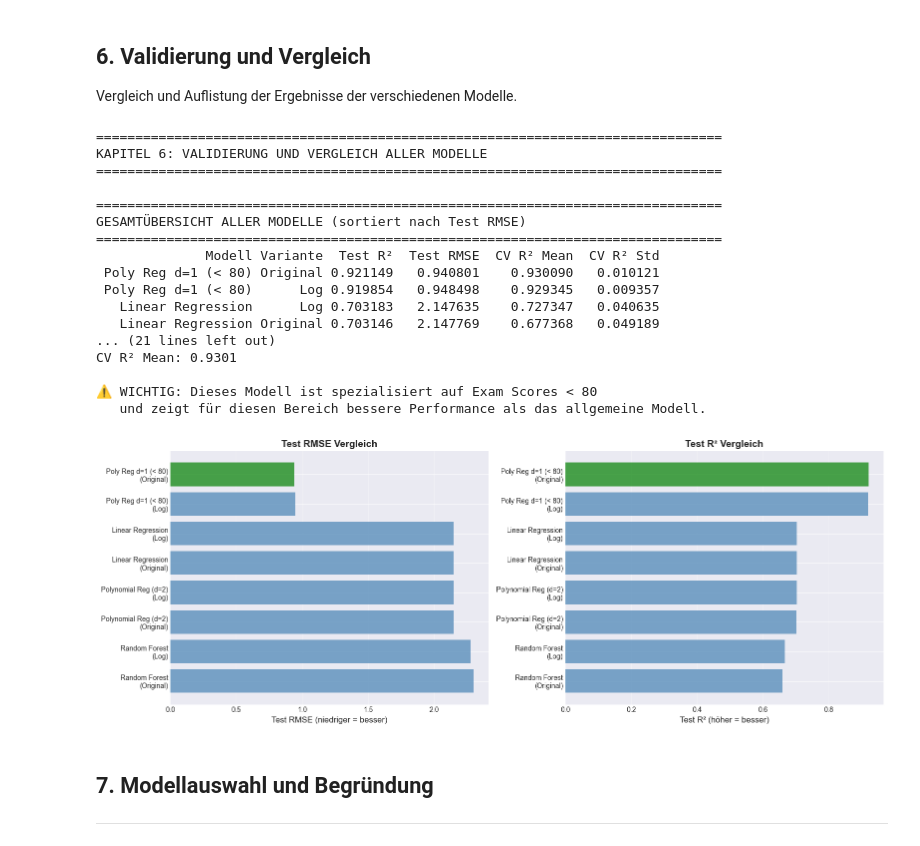
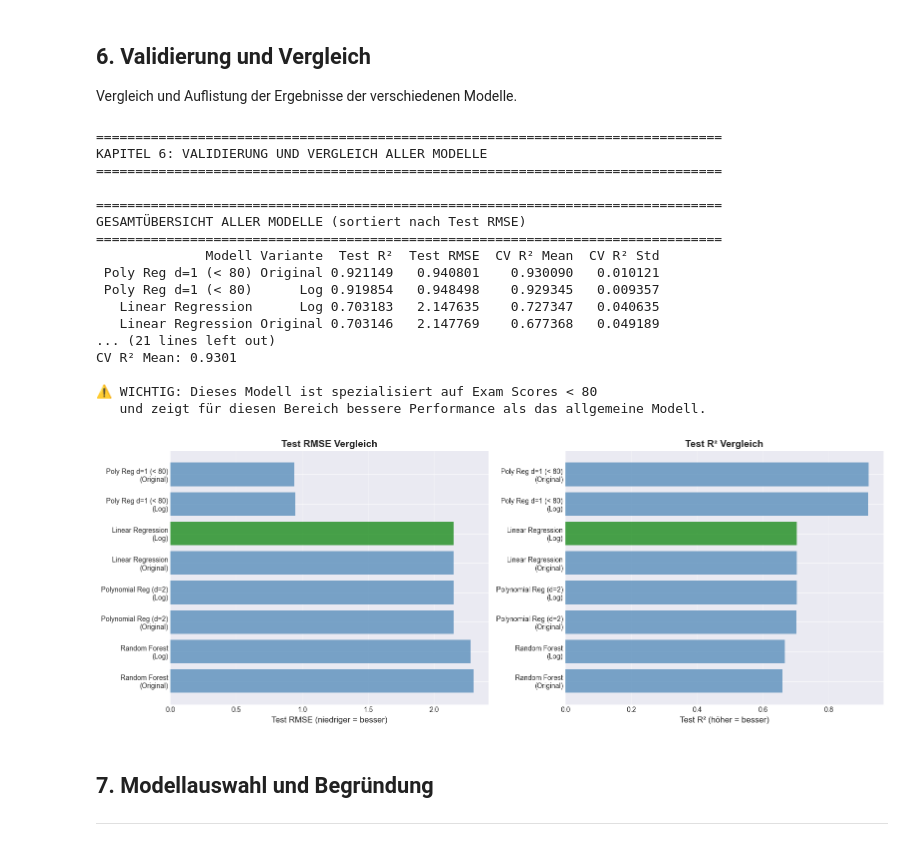
Before and after one commit to Simon5gitty/HubiLucki----ML, a Jupyter notebook: ML_Projekt_StudentPerformance.ipynb, the cells around one changed output. Cells and saved outputs as stored; diff of their text form; code cells hidden in the pictures.

```diff
--- a/ML_Projekt_StudentPerformance.ipynb
+++ b/ML_Projekt_StudentPerformance.ipynb
@@ -1511,9 +1511,10 @@ print("GESAMTÜBERSICHT ALLER MODELLE (sortiert nach Test RMSE)")
 print("="*80)
 print(comparison_df.to_string(index=False))
 
-# Bestes Modell identifizieren (gesamter Datensatz)
-best_model_idx = comparison_df['Test RMSE'].idxmin()
-best_model = comparison_df.loc[best_model_idx]
+# Bestes Modell identifizieren (nur Modelle auf gesamtem Datensatz, ohne < 80)
+full_dataset_models = comparison_df[~comparison_df['Modell'].str.contains('< 80')]
+best_model_idx = full_dataset_models['Test RMSE'].idxmin()
+best_model = full_dataset_models.loc[best_model_idx]
 
 print("\n" + "="*80)
 print("🏆 BESTES MODELL (GESAMTER DATENSATZ)")
@@ -1561,34 +1562,34 @@ ax2 = axes[1]
 ax2.barh(comparison_df_plot['Model_Label'], comparison_df_plot['Test R²'], color=colors, alpha=0.7)
 ax2.set_xlabel('Test R² (höher = besser)', fontsize=12)
 ax2.set_title('Test R² Vergleich', fontsize=14, fontweight='bold')
 ax2.invert_yaxis()
 ax2.grid(True, alpha=0.3, axis='x')
 
 plt.tight_layout()
 plt.show()
 
 # Speichere bestes Modell für Kapitel 7
 best_model_name = best_model['Modell']
 best_model_variant = best_model['Variante']
 # %% [output]
 ================================================================================
 KAPITEL 6: VALIDIERUNG UND VERGLEICH ALLER MODELLE
 ================================================================================
 
 ================================================================================
 GESAMTÜBERSICHT ALLER MODELLE (sortiert nach Test RMSE)
 ================================================================================
               Modell Variante  Test R²  Test RMSE  CV R² Mean  CV R² Std
  Poly Reg d=1 (< 80) Original 0.921149   0.940801    0.930090   0.010121
  Poly Reg d=1 (< 80)      Log 0.919854   0.948498    0.929345   0.009357
    Linear Regression      Log 0.703183   2.147635    0.727347   0.040635
    Linear Regression Original 0.703146   2.147769    0.677368   0.049189
 ... (21 lines left out)
 CV R² Mean: 0.9301
 
 ⚠️ WICHTIG: Dieses Modell ist spezialisiert auf Exam Scores < 80
    und zeigt für diesen Bereich bessere Performance als das allgemeine Modell.
-[figure, old version]
+[figure, new version]
 # %% [markdown]
 ## 7. Modellauswahl und Begründung
 
```
Also changed, not shown: parts of 2 cells of this notebook.
